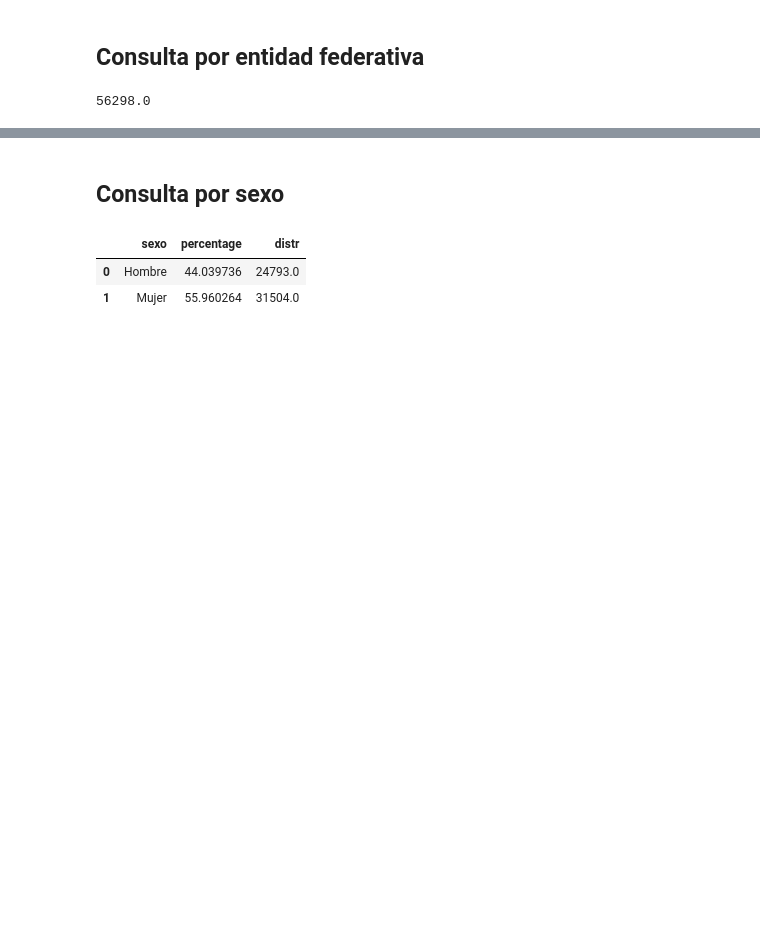
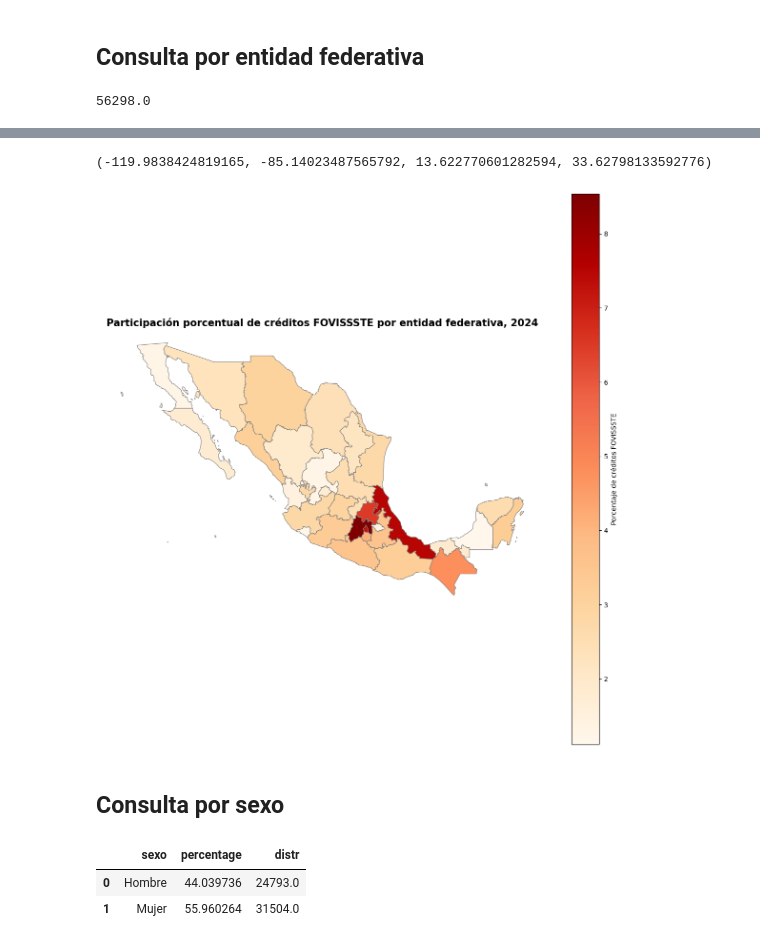
Before and after one commit to coordanalisis-sedatu/fovissste, a Jupyter notebook: prod_credito/prog_cred_fovissste.ipynb, the cells around one changed output, grey strips where cells are left out. Cells and saved outputs as stored; diff of their text form; code cells hidden in the pictures; blank space fills up the shorter version.

```diff
--- a/prod_credito/prog_cred_fovissste.ipynb
+++ b/prod_credito/prog_cred_fovissste.ipynb
@@ -102,0 +123,10 @@ entidad["distr"].sum()
+# %%
+#Url geojson
+geourl="https://raw.githubusercontent.com/strotgen/mexico-leaflet/master/states.geojson"
+#Leer geojson
+geo=gpd.read_file(geourl)
+#Modificar Distrito Federal a Ciudad de México
+geo['state_name']=geo['state_name'].replace('Distrito Federal','Ciudad de México')
+#Pegar datos a geojson
+geo=geo.merge(entidad, left_on='state_name', right_on='estado')
+geo
@@ -103,3 +151,16 @@ entidad["distr"].sum()
+# %%
+# Hacer mapa de participación por entidad federativa
+fig, ax = plt.subplots(1, 1, figsize=(15, 15))
+geo.plot(column='percentage', cmap='OrRd', linewidth=0.8, ax=ax, edgecolor='0.5', legend=True, legend_kwds={'label': 'Porcentaje de créditos FOVISSSTE'})
+
+#Título
+plt.title('Participación porcentual de créditos FOVISSSTE por entidad federativa, 2024', fontsize=15, weight='bold')
+
+ax.axis("off")
+#Modificar tamaño de la paleta
+# %% [output]
+(-119.9838424819165, -85.14023487565792, 13.622770601282594, 33.62798133592776)
+[figure, added]
 # %% [markdown]
 ## Consulta por sexo
 # %%
```
Also changed, not shown: parts of 2 cells of this notebook.
